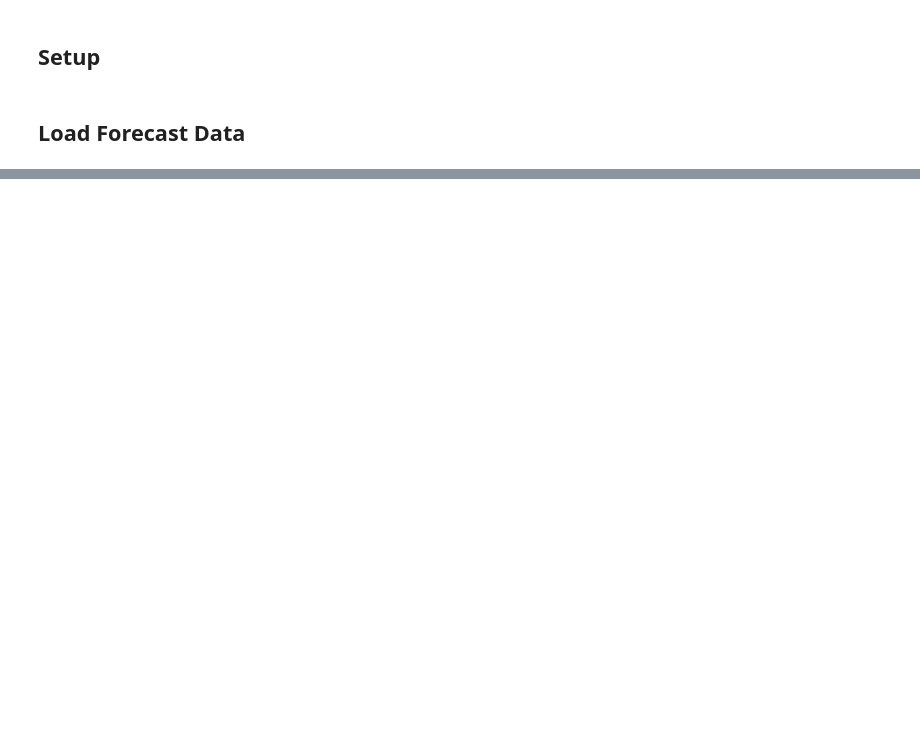
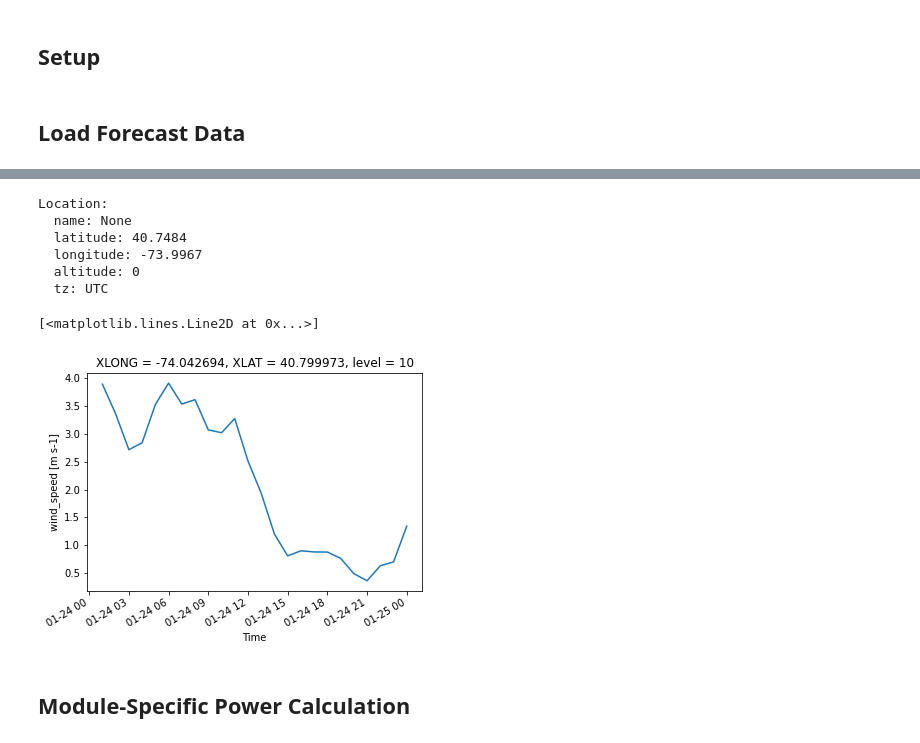
Before and after one commit to jeffreysward/pvlib-python, a Jupyter notebook: docs/tutorials/WRF_forecast_to_power.ipynb, the cells around one changed output, grey strips where cells are left out. Cells and saved outputs as stored; diff of their text form; code cells hidden in the pictures; blank space fills up the shorter version.

```diff
--- a/docs/tutorials/WRF_forecast_to_power.ipynb
+++ b/docs/tutorials/WRF_forecast_to_power.ipynb
@@ -80,0 +92,21 @@ This is an ``xarray DataSet`` object. It has a lot of great properties that are
+# %%
+# Get location data from NY-Sun Database
+location = Location(latitude=40.7484, longitude=-73.9967)
+location
+# %% [output]
+Location:
+  name: None
+  latitude: 40.7484
+  longitude: -73.9967
+  altitude: 0
+  tz: UTC
+# %%
+# Extract data for this location from the processed WRF data
+# Here is a way of doing it that works well for multiple points
+# (i.e., you create a Kdtree_ll_to_xy class and query it when you need a pair of indicies)
+ns = util.Kdtree_ll_to_xy(forecast_data,'XLAT','XLONG')
+iy,ix = ns.query(location.latitude, location.longitude)
+forecast_data.wind_speed.isel(west_east=ix, south_north=iy).plot()
+# %% [output]
+[<matplotlib.lines.Line2D at 0x...>]
+[figure, added]
@@ -80,0 +117,2 @@ This is an ``xarray DataSet`` object. It has a lot of great properties that are
+# %% [markdown]
+## Module-Specific Power Calculation
```
Also changed, not shown: parts of 21 cells of this notebook, 5 other files.
